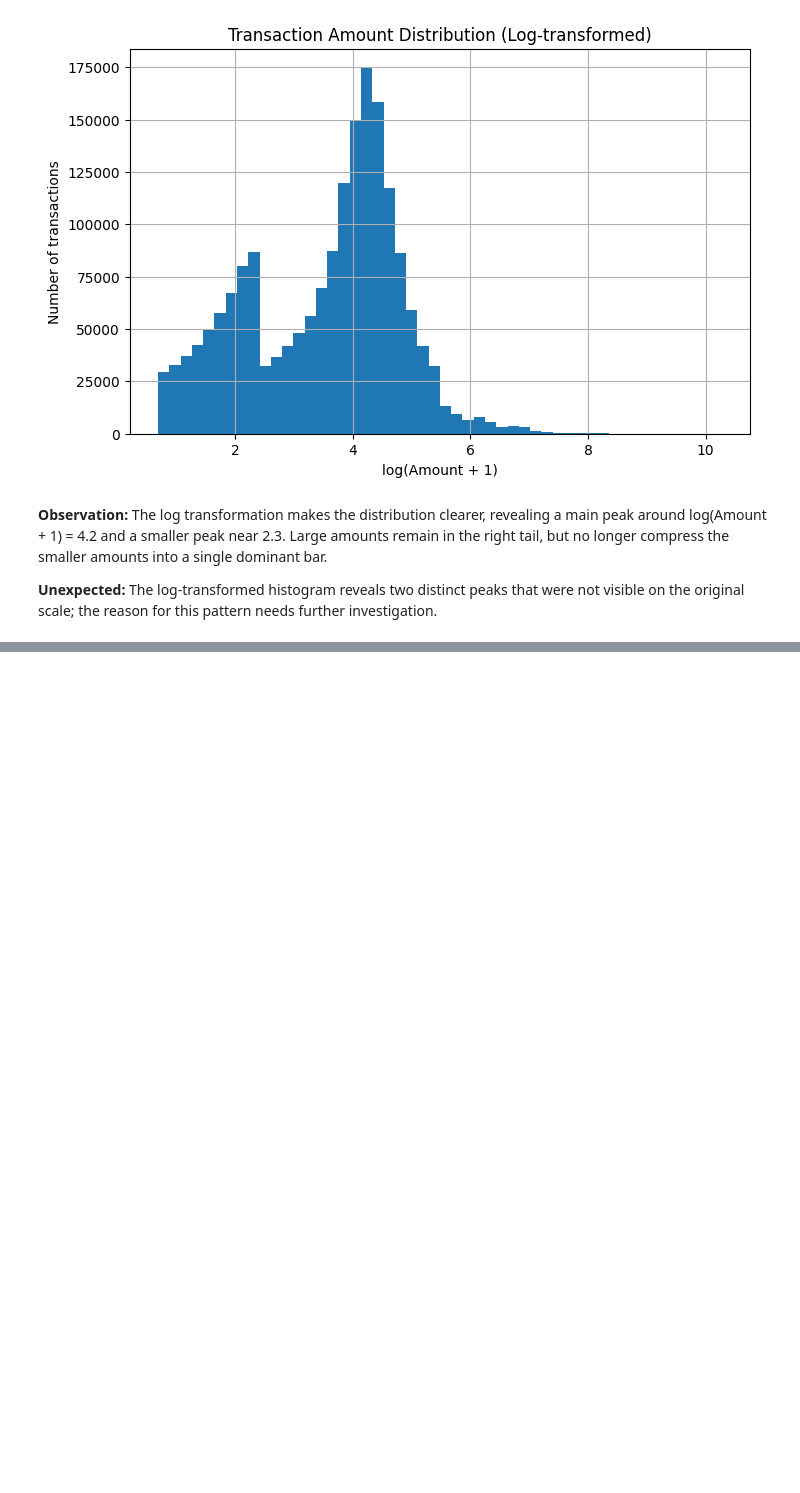
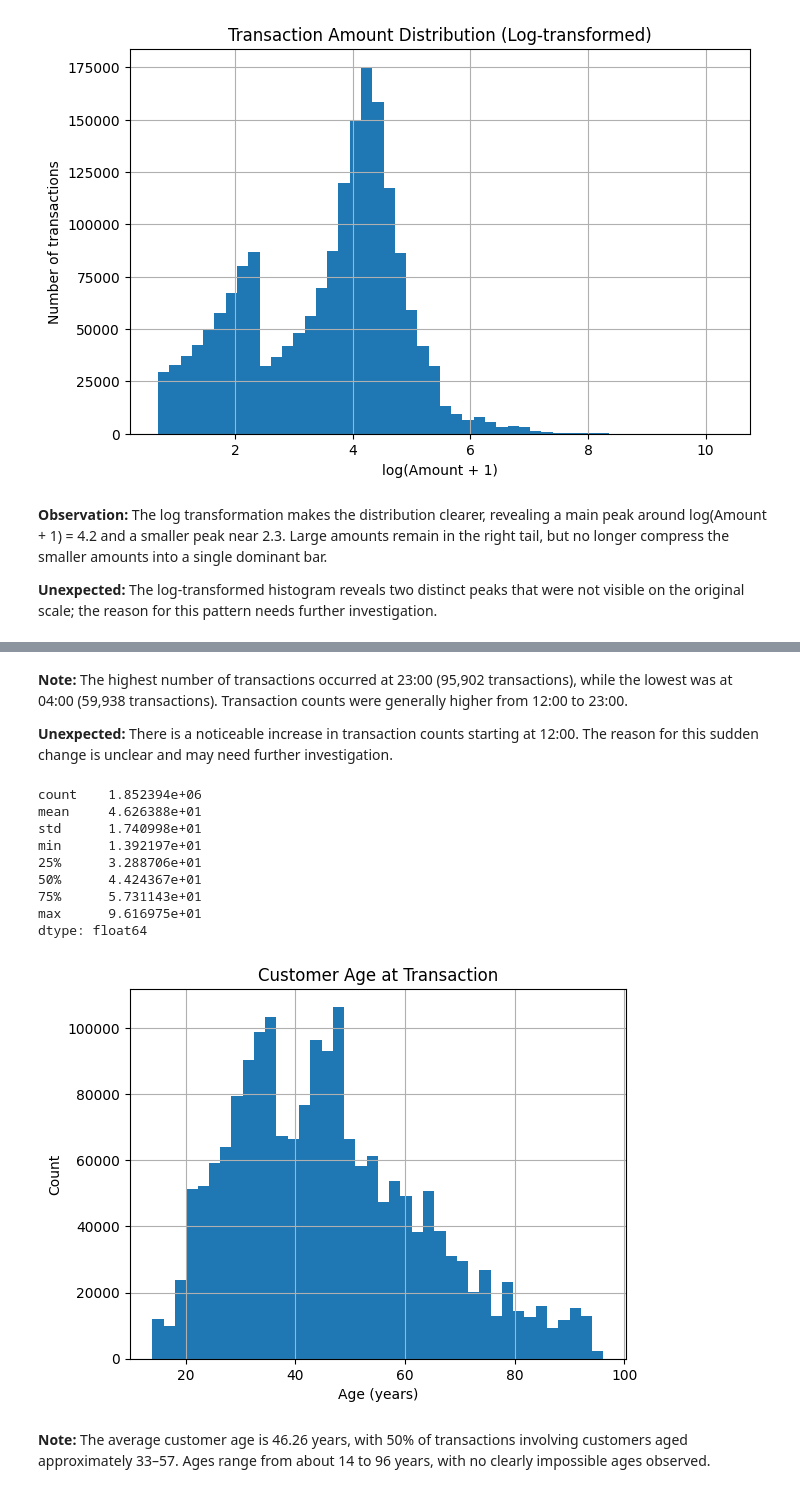
Before and after one commit to DhaiHamoud/Fraud-Detection-in-the-Financial-Transaction-Market, a Jupyter notebook: notebooks/02_eda.ipynb, the cells around one changed output, grey strips where cells are left out. Saved outputs shown, nothing was run; the diff lists cells and outputs as text; code cells hidden in the pictures; blank space fills up the shorter version.

```diff
--- a/notebooks/02_eda.ipynb
+++ b/notebooks/02_eda.ipynb
@@ -95,0 +130,32 @@ plt.show()
+# %% [markdown]
+**Note:** The highest number of transactions occurred at 23:00 (95,902 transactions), while the lowest was at 04:00 (59,938 transactions). Transaction counts were generally higher from 12:00 to 23:00.
+
+**Unexpected:** There is a noticeable increase in transaction counts starting at 12:00. The reason for this sudden change is unclear and may need further investigation.
+# %%
+
+# Calculate customer age at transaction
+age = (df['trans_date_trans_time'] - df['dob']).dt.days / 365.25
+
+# Age statistics
+print(age.describe())
+
+
+# Age distribution
+age.hist(bins=40)
+plt.title('Customer Age at Transaction')
+plt.xlabel('Age (years)')
+plt.ylabel('Count')
+plt.show()
+# %% [output]
+count    1.852394e+06
+mean     4.626388e+01
+std      1.740998e+01
+min      1.392197e+01
+25%      3.288706e+01
+50%      4.424367e+01
+75%      5.731143e+01
+max      9.616975e+01
+dtype: float64
+[figure, added]
+# %% [markdown]
+**Note:** The average customer age is 46.26 years, with 50% of transactions involving customers aged approximately 33–57. Ages range from about 14 to 96 years, with no clearly impossible ages observed.
```
Also changed, not shown: parts of 3 cells of this notebook.
